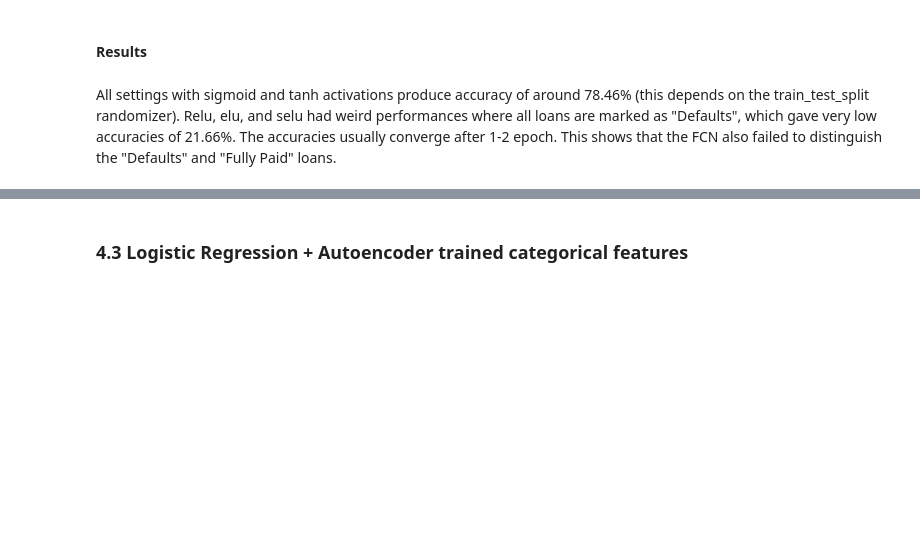
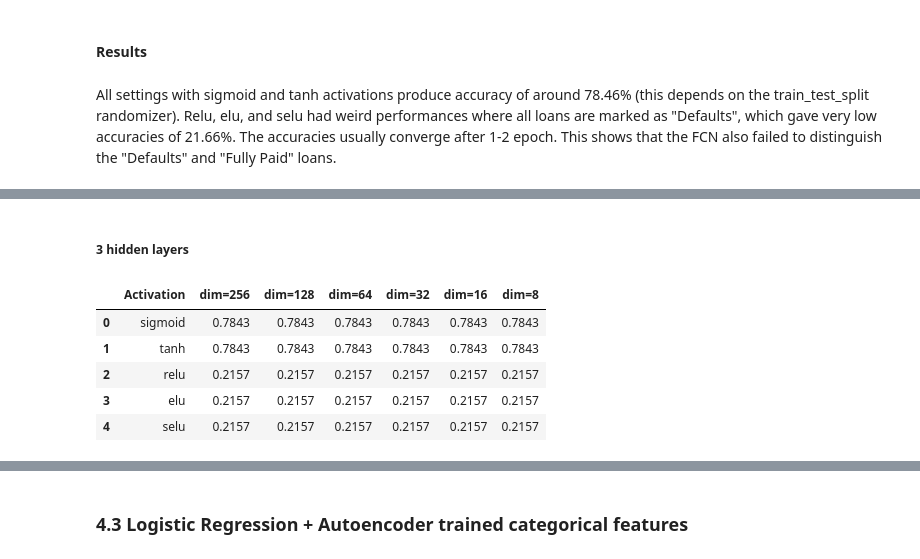
Before and after one commit to chenhaozheng/Loan-Default-Prediction-Using-Neural-Nets, a Jupyter notebook: MIE1516 Project Report.ipynb, the cells around one changed output, grey strips where cells are left out. Drawn from its saved outputs; the diff is of its cells as text; code cells hidden in the pictures; blank space fills up the shorter version.

```diff
--- a/MIE1516 Project Report.ipynb
+++ b/MIE1516 Project Report.ipynb
@@ -89,0 +116,13 @@ All settings with sigmoid and tanh activations produce accuracy of around 78.46%
+# %% [markdown]
+##### 3 hidden layers
+# %%
+layer3data = [['sigmoid', 0.7843, 0.7843, 0.7843, 0.7843, 0.7843, 0.7843], ['tanh', 0.7843, 0.7843, 0.7843, 0.7843, 0.7843, 0.7843], ['relu', 0.2157, 0.2157, 0.2157, 0.2157, 0.2157, 0.2157],['elu', 0.2157, 0.2157, 0.2157, 0.2157, 0.2157, 0.2157],['selu', 0.2157, 0.2157, 0.2157, 0.2157, 0.2157, 0.2157]]
+l3 = pd.DataFrame(layer3data, columns = ['Activation', 'dim=256', 'dim=128', 'dim=64','dim=32','dim=16', 'dim=8'])
+l3
+# %% [output]
+|  | Activation | dim=256 | dim=128 | dim=64 | dim=32 | dim=16 | dim=8 |
+| 0 | sigmoid | 0.7843 | 0.7843 | 0.7843 | 0.7843 | 0.7843 | 0.7843 |
+| 1 | tanh | 0.7843 | 0.7843 | 0.7843 | 0.7843 | 0.7843 | 0.7843 |
+| 2 | relu | 0.2157 | 0.2157 | 0.2157 | 0.2157 | 0.2157 | 0.2157 |
+| 3 | elu | 0.2157 | 0.2157 | 0.2157 | 0.2157 | 0.2157 | 0.2157 |
+| 4 | selu | 0.2157 | 0.2157 | 0.2157 | 0.2157 | 0.2157 | 0.2157 |
```
Also changed, not shown: parts of 6 cells of this notebook, 1 other file.
